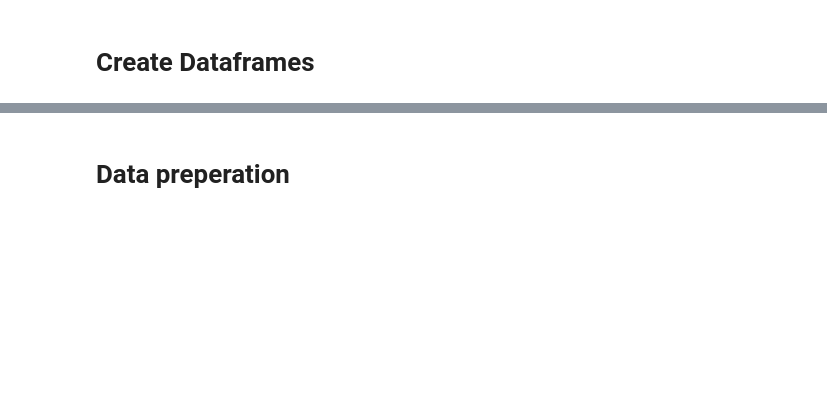
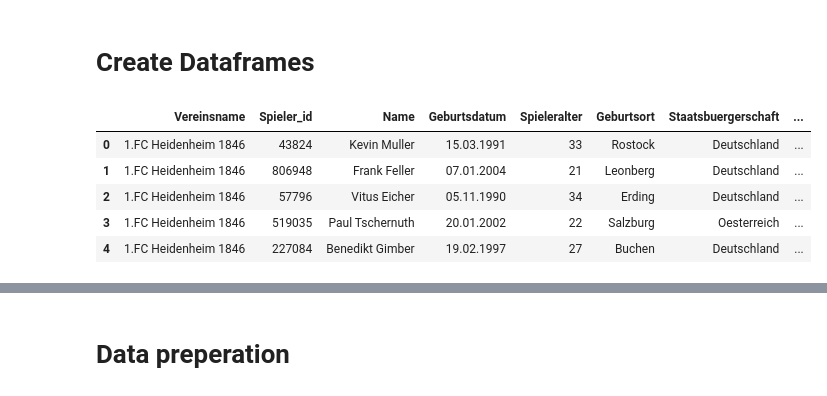
Before and after one commit to loretyan/ProjectDataAnalytics, a Jupyter notebook: Bundesliga.ipynb, the cells around one changed output, grey strips where cells are left out. Cells and saved outputs as stored; diff of their text form; code cells hidden in the pictures; blank space fills up the shorter version.

```diff
--- a/Bundesliga.ipynb
+++ b/Bundesliga.ipynb
@@ -33,2 +32,12 @@ ModuleNotFoundError: No module named 'folium'
 # %% [markdown]
 # Create Dataframes
+# %%
+df_spieler = pd.read_csv('spieler_profil.csv', sep=';')
+df_spieler.head()
+# %% [output]
+|  | Vereinsname | Spieler_id | Name | Geburtsdatum | Spieleralter | Geburtsort | Staatsbuergerschaft | ... |
+| 0 | 1.FC Heidenheim 1846 | 43824 | Kevin Muller | 15.03.1991 | 33 | Rostock | Deutschland | ... |
+| 1 | 1.FC Heidenheim 1846 | 806948 | Frank Feller | 07.01.2004 | 21 | Leonberg | Deutschland | ... |
+| 2 | 1.FC Heidenheim 1846 | 57796 | Vitus Eicher | 05.11.1990 | 34 | Erding | Deutschland | ... |
+| 3 | 1.FC Heidenheim 1846 | 519035 | Paul Tschernuth | 20.01.2002 | 22 | Salzburg | Oesterreich | ... |
+| 4 | 1.FC Heidenheim 1846 | 227084 | Benedikt Gimber | 19.02.1997 | 27 | Buchen | Deutschland | ... |
```
Also changed, not shown: parts of 7 cells of this notebook, 1 other file.
